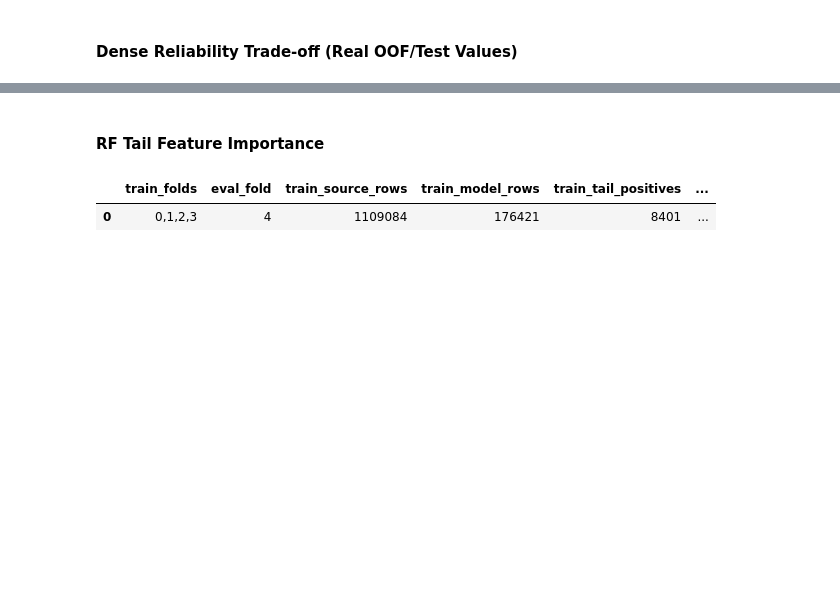
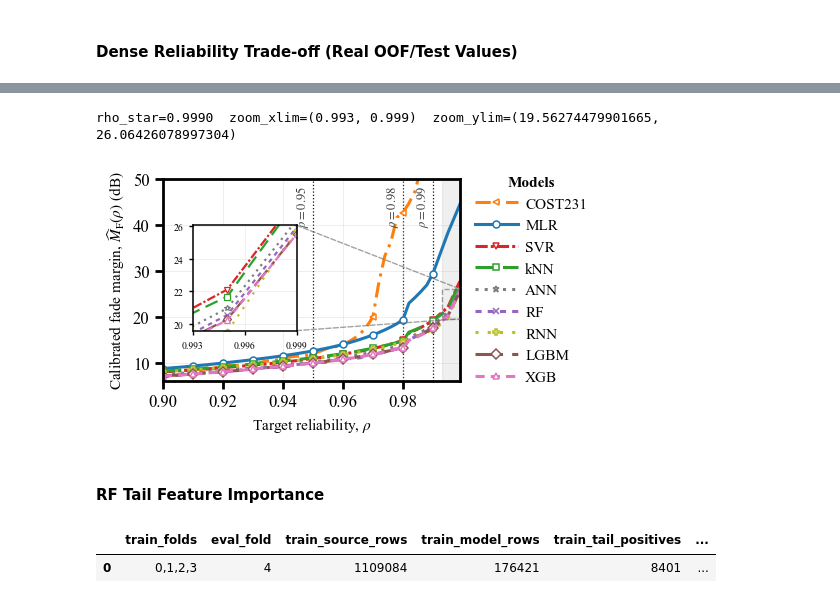
Before and after one commit to nahshonmokua/LoRaWAN-IndoorPathLossModeling-ML, a Jupyter notebook: 11_FADE MARGIN ANALYSIS.ipynb, the cells around one changed output, grey strips where cells are left out. Saved outputs shown, nothing was run; the diff lists cells and outputs as text; code cells hidden in the pictures; blank space fills up the shorter version.

```diff
--- a/11_FADE MARGIN ANALYSIS.ipynb
+++ b/11_FADE MARGIN ANALYSIS.ipynb
@@ -1014,3 +1149,78 @@ plt.show()
+# %%
+# --- Inset zoom: self-cleaning, fixed position in the marked empty region ---
+
+for extra_ax in fig.axes[1:]:
+    extra_ax.remove()
+for p in list(ax.patches):
+    if p.get_label() in ("_indicate_inset", "_inset_shade"):
+        p.remove()
+
+sub_all = dense_fm_df[dense_fm_df["model"].isin(dense_plot_models)].copy()
+sub_all = sub_all[np.isfinite(sub_all["fm_sel"])]
+
+def robust_spread(s):
+    return s.quantile(0.90) - s.quantile(0.10)
+
+spread_by_rho = sub_all.groupby("target_reliability")["fm_sel"].apply(robust_spread)
+rho_star = spread_by_rho.idxmax()
+
+half_width = 0.006
+zoom_xlim = (max(0.90, rho_star - half_width), min(0.999, rho_star + half_width))
+zoom_mask = sub_all["target_reliability"].between(*zoom_xlim)
+zoom_sub_all = sub_all[zoom_mask]
+
+y_lo = zoom_sub_all["fm_sel"].quantile(0.05)
+y_hi = zoom_sub_all["fm_sel"].quantile(0.45)
+pad = 0.10 * (y_hi - y_lo if y_hi > y_lo else 1.0)
+main_ylo, main_yhi = ax.get_ylim()
+zoom_ylim = (max(main_ylo, y_lo - pad), min(main_yhi, y_hi + pad))
+
+print(f"rho_star={rho_star:.4f}  zoom_xlim={zoom_xlim}  zoom_ylim={zoom_ylim}")
+
+ax.axvspan(*zoom_xlim, color="0.6", alpha=0.15, zorder=0.5, label="_inset_shade")
+
+# Fixed placement: the empty region to the left, where you marked it.
+axins = ax.inset_axes([0.1, 0.25, 0.35, 0.52])
+
+for fam in dense_plot_models:
+    sub = dense_fm_df[dense_fm_df["model"] == fam].sort_values("target_reliability")
+    win = sub[sub["target_reliability"].between(*zoom_xlim)]
+    st = style_map.get(fam, {})
+    color = color_map.get(fam, None)
+    me = max(1, len(win) // 6)
+    ln, = axins.plot(
+        sub["target_reliability"], sub["fm_sel"],
+        linewidth=1.6, linestyle=st.get("ls", "-"), marker=st.get("marker", None),
+        markevery=me, markersize=4.0, markerfacecolor="white",
+        markeredgewidth=0.9, color=color, zorder=2,
+    )
+    if st.get("dashes") is not None:
+        ln.set_dashes(st["dashes"])
+
+axins.set_xlim(*zoom_xlim)
+axins.set_ylim(*zoom_ylim)
+axins.set_xticks(np.round(np.linspace(zoom_xlim[0], zoom_xlim[1], 3), 3))
+axins.set_yticks(np.round(np.linspace(zoom_ylim[0], zoom_ylim[1], 4)))
+axins.tick_params(labelsize=7, width=1, length=3, direction="out")
+axins.grid(True, linewidth=0.4, alpha=0.3)
+for spine in axins.spines.values():
+    spine.set_linewidth(1.1)
+    spine.set_edgecolor("black")
+
+rect, connectors = ax.indicate_inset_zoom(axins, edgecolor="0.4", linewidth=1.0, alpha=0.6)
+rect.set_linestyle("--")
+for con in connectors:
+    con.set_linestyle("--")
+    con.set_linewidth(1.0)
+
+from IPython.display import display
+display(fig)
+
+dense_fig_path = FIGURES_DIR / "fm_dense_reliability_tradeoff_inset.png"
+fig.savefig(dense_fig_path, dpi=600, bbox_inches="tight")
+# %% [output]
+rho_star=0.9990  zoom_xlim=(0.993, 0.999)  zoom_ylim=(19.56274479901665, 26.06426078997304)
+[figure, added]
 # %% [markdown]
 #### RF Tail Feature Importance
 # %%
```
Also changed, not shown: parts of 8 cells of this notebook.
